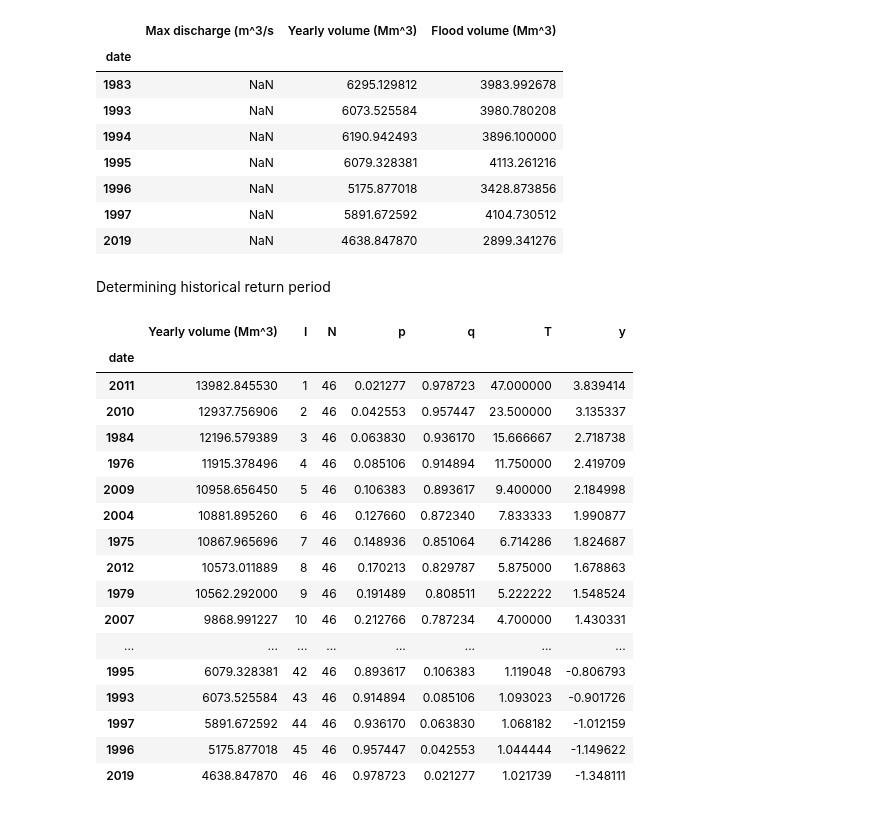
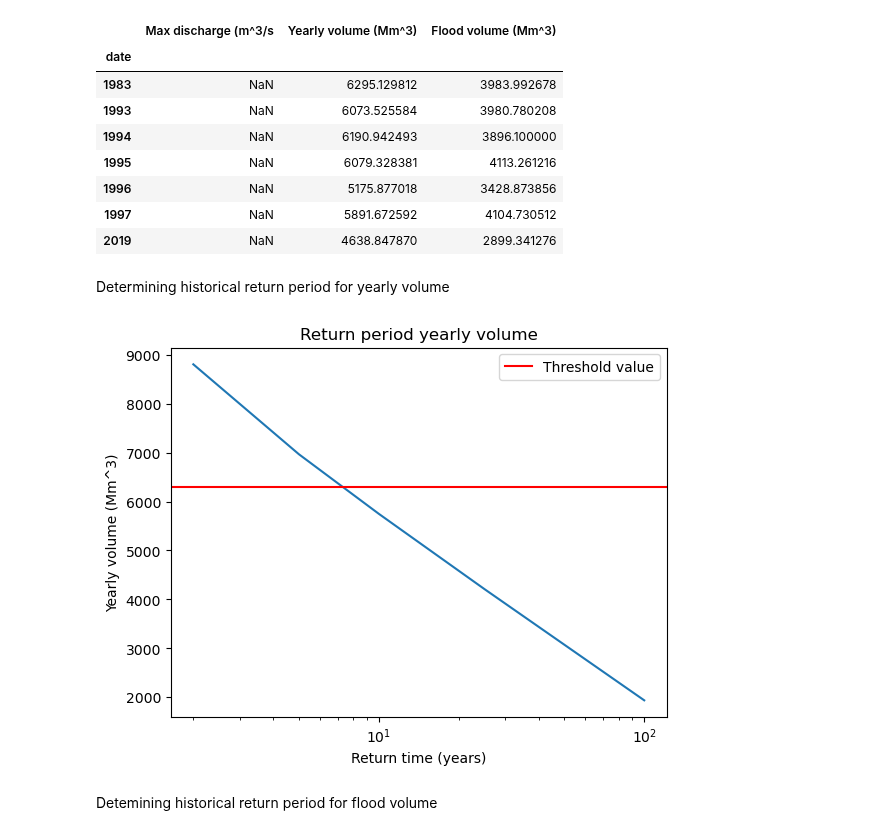
Before and after one commit to eWaterCycle/projects, a Jupyter notebook: BEP/code/Dataplot.ipynb, the cells around one changed output. Cells and saved outputs as stored; diff of their text form; code cells hidden in the pictures.

```diff
--- a/BEP/code/Dataplot.ipynb
+++ b/BEP/code/Dataplot.ipynb
@@ -176,32 +177,36 @@ abc
 | 1997 | NaN | 5891.672592 | 4104.730512 |
 | 2019 | NaN | 4638.847870 | 2899.341276 |
 # %% [markdown]
-Determining historical return period
+Determining historical return period for yearly volume
 # %%
-yearly_volume = yearly_volume.sort_values(by='Yearly volume (Mm^3)', ascending=False)
+yearly_volume = yearly_volume.sort_values(by='Yearly volume (Mm^3)', ascending=True)
 yearly_volume["I"] = np.arange(1, 47)
 yearly_volume["N"] = len(yearly_volume)
 yearly_volume["p"] = yearly_volume["I"] / (yearly_volume["N"] + 1)
 yearly_volume["q"] = 1 - yearly_volume["p"]
 yearly_volume["T"] = 1 / yearly_volume["p"]
 yearly_volume["y"] = -np.log(-np.log(yearly_volume["q"]))
-yearly_volume
-# %% [output]
-|  | Yearly volume (Mm^3) | I | N | p | q | T | y |
-| date |  |  |  |  |  |  |  |
-| 2011 | 13982.845530 | 1 | 46 | 0.021277 | 0.978723 | 47.000000 | 3.839414 |
-| 2010 | 12937.756906 | 2 | 46 | 0.042553 | 0.957447 | 23.500000 | 3.135337 |
-| 1984 | 12196.579389 | 3 | 46 | 0.063830 | 0.936170 | 15.666667 | 2.718738 |
-| 1976 | 11915.378496 | 4 | 46 | 0.085106 | 0.914894 | 11.750000 | 2.419709 |
-| 2009 | 10958.656450 | 5 | 46 | 0.106383 | 0.893617 | 9.400000 | 2.184998 |
-| 2004 | 10881.895260 | 6 | 46 | 0.127660 | 0.872340 | 7.833333 | 1.990877 |
-| 1975 | 10867.965696 | 7 | 46 | 0.148936 | 0.851064 | 6.714286 | 1.824687 |
-| 2012 | 10573.011889 | 8 | 46 | 0.170213 | 0.829787 | 5.875000 | 1.678863 |
-| 1979 | 10562.292000 | 9 | 46 | 0.191489 | 0.808511 | 5.222222 | 1.548524 |
-| 2007 | 9868.991227 | 10 | 46 | 0.212766 | 0.787234 | 4.700000 | 1.430331 |
-| ... | ... | ... | ... | ... | ... | ... | ... |
-| 1995 | 6079.328381 | 42 | 46 | 0.893617 | 0.106383 | 1.119048 | -0.806793 |
-| 1993 | 6073.525584 | 43 | 46 | 0.914894 | 0.085106 | 1.093023 | -0.901726 |
-| 1997 | 5891.672592 | 44 | 46 | 0.936170 | 0.063830 | 1.068182 | -1.012159 |
-| 1996 | 5175.877018 | 45 | 46 | 0.957447 | 0.042553 | 1.044444 | -1.149622 |
-| 2019 | 4638.847870 | 46 | 46 | 0.978723 | 0.021277 | 1.021739 | -1.348111 |
+# %%
+slope, intercept = np.polyfit(yearly_volume["y"], yearly_volume["Yearly volume (Mm^3)"], 1)
+returntimes = [2, 5, 10, 25, 100]
+
+y = []
+for i in returntimes:
+    p = 1 / i
+    q = 1 - p
+    y.append(-np.log(-np.log(q)))
+
+y = np.array(y)
+f = slope * y + intercept
+
+plt.plot(returntimes, f)
+plt.axhline(y=6300, label='Threshold value', color= 'red')
+plt.xscale("log")
+plt.title('Return period yearly volume')
+plt.xlabel('Return time (years)')
+plt.ylabel('Yearly volume (Mm^3)')
+plt.legend();
+# %% [output]
+[figure, added]
+# %% [markdown]
+Detemining historical return period for flood volume
```
Also changed, not shown: parts of 5 cells of this notebook, 4 other files.
